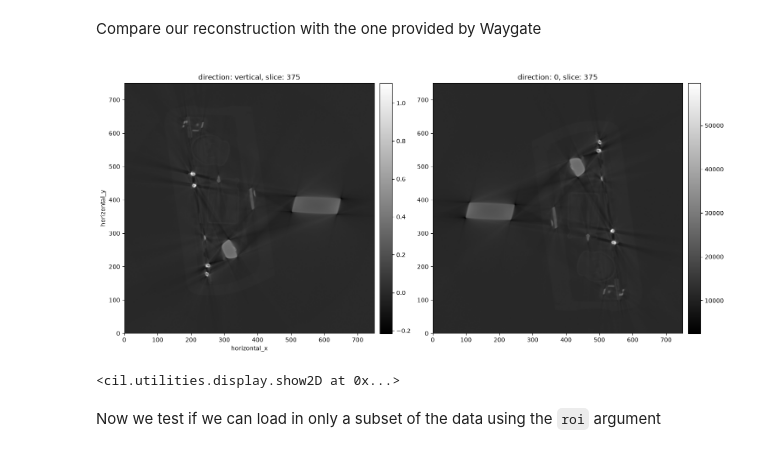
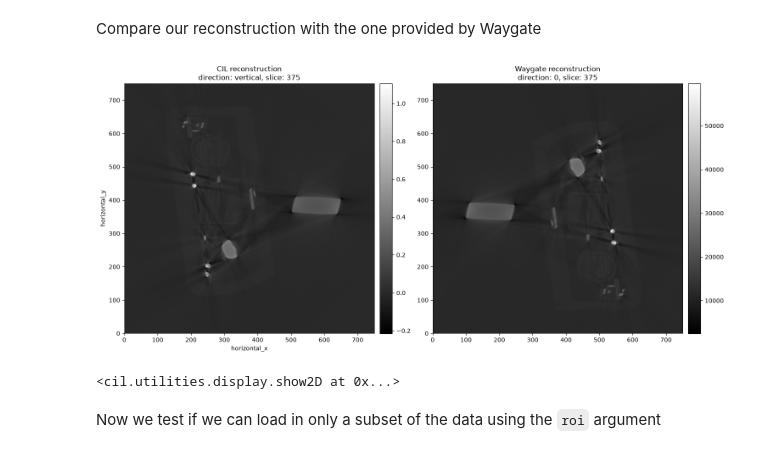
Before and after one commit to TomographicImaging/CIL-Reader-Showcase, a Jupyter notebook: 005_WaygateReader_Plug.ipynb, the cells around one changed output. Saved outputs shown, nothing was run; the diff lists cells and outputs as text; code cells hidden in the pictures.

```diff
--- a/005_WaygateReader_Plug.ipynb
+++ b/005_WaygateReader_Plug.ipynb
@@ -175,9 +175,9 @@ recon_waygate = TIFFStackReader(recon_filename).read()
 # %% [markdown]
 Compare our reconstruction with the one provided by Waygate
 # %%
-show2D([recon_centred, recon_waygate])
+show2D([recon_centred, recon_waygate], title=['CIL reconstruction', 'Waygate reconstruction'])
 # %% [output]
-[figure, old version]
+[figure, new version]
 <cil.utilities.display.show2D at 0x...>
 # %% [markdown]
 Now we test if we can load in only a subset of the data using the `roi` argument
```
Also changed, not shown: parts of 7 cells of this notebook, 4 other files.
